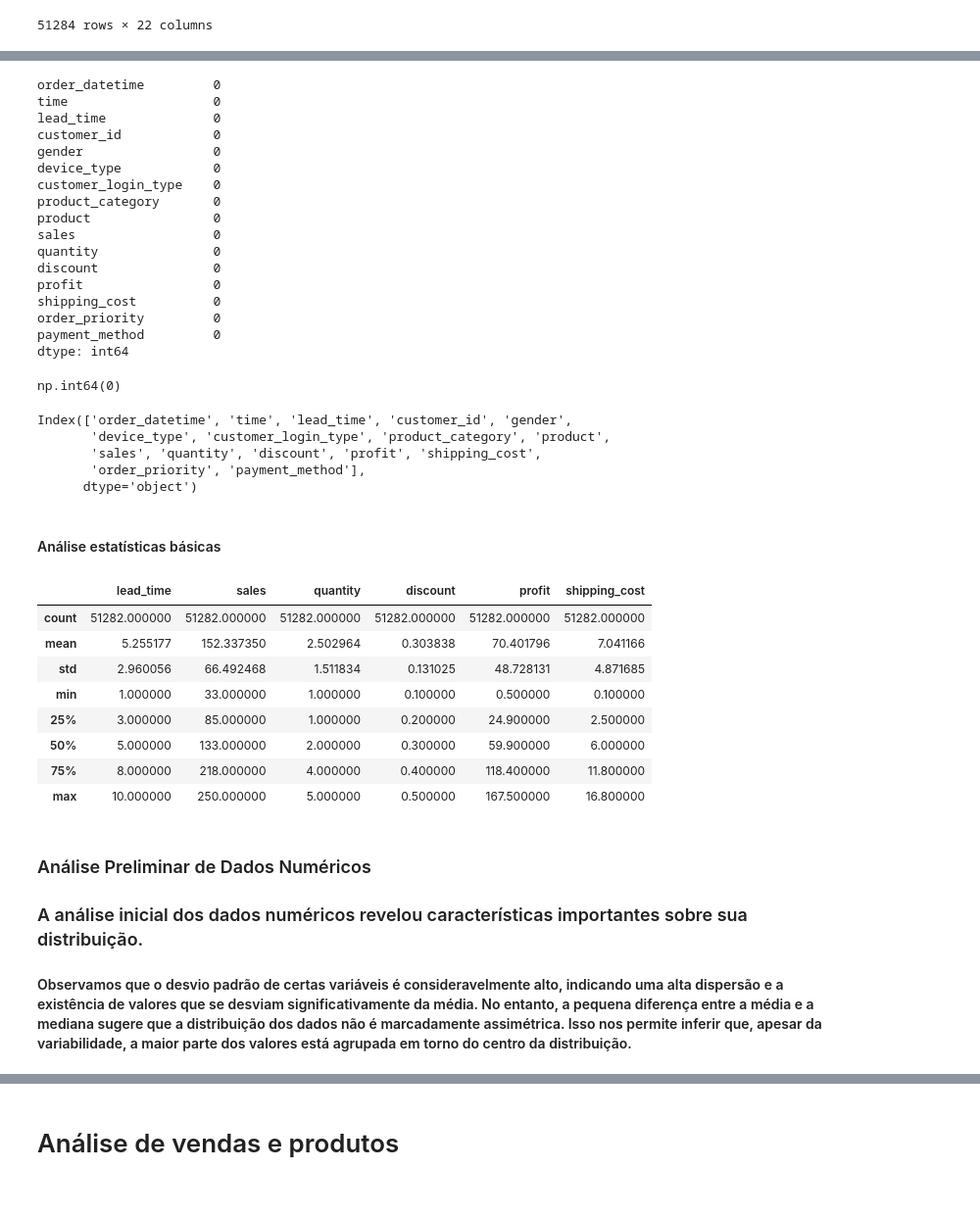
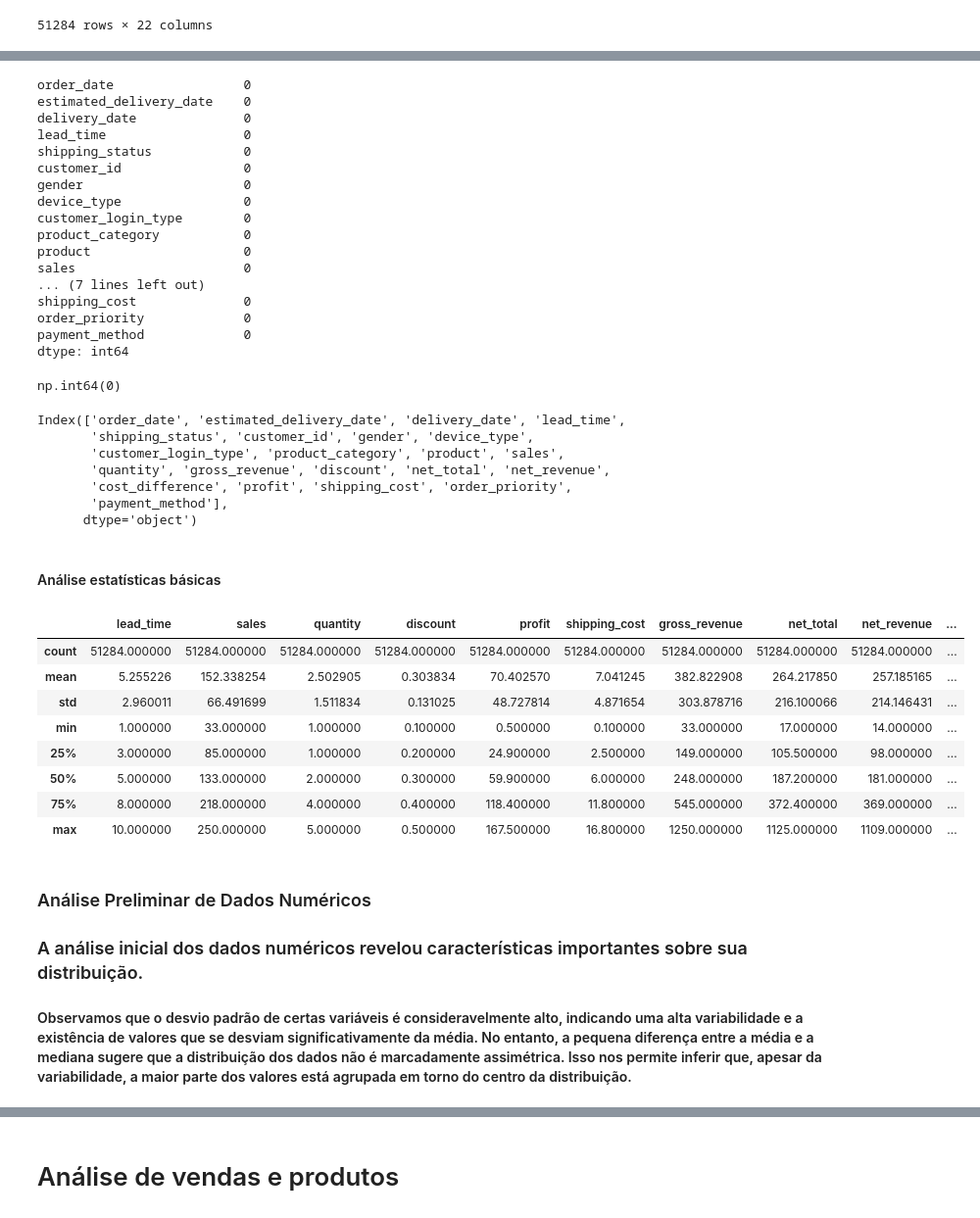
Before and after one commit to JacksonvBarbosa/america_ecommerce, a Jupyter notebook: notebook/03_eda/exploratory_analysis.ipynb, the cells around one changed output, grey strips where cells are left out. Shown at 98% size. Saved outputs shown, nothing was run; the diff lists cells and outputs as text; code cells hidden in the pictures.

```diff
--- a/notebook/03_eda/exploratory_analysis.ipynb
+++ b/notebook/03_eda/exploratory_analysis.ipynb
@@ -142,24 +143,24 @@ dtypes: datetime64[ns](3), float64(8), int64(3), object(8)
 memory usage: 8.6+ MB
 # %%
 # Dados Nulos
-df.isnull().sum()
+df_analisis.isnull().sum()
 # %% [output]
-order_datetime         0
-time                   0
-lead_time              0
-customer_id            0
-gender                 0
-device_type            0
-customer_login_type    0
-product_category       0
-product                0
-sales                  0
-quantity               0
-discount               0
-profit                 0
-shipping_cost          0
-order_priority         0
-payment_method         0
+order_date                 0
+estimated_delivery_date    0
+delivery_date              0
+lead_time                  0
+shipping_status            0
+customer_id                0
+gender                     0
+device_type                0
+customer_login_type        0
+product_category           0
+product                    0
+sales                      0
+... (7 lines left out)
+shipping_cost              0
+order_priority             0
+payment_method             0
 dtype: int64
 # %%
 # Observa dados duplicados
@@ -167,30 +168,35 @@ df.duplicated().sum()
 # %% [output]
 np.int64(0)
 # %%
-df.columns
+df_analisis.columns
 # %% [output]
-Index(['order_datetime', 'time', 'lead_time', 'customer_id', 'gender',
-       'device_type', 'customer_login_type', 'product_category', 'product',
-       'sales', 'quantity', 'discount', 'profit', 'shipping_cost',
-       'order_priority', 'payment_method'],
+Index(['order_date', 'estimated_delivery_date', 'delivery_date', 'lead_time',
+       'shipping_status', 'customer_id', 'gender', 'device_type',
+       'customer_login_type', 'product_category', 'product', 'sales',
+       'quantity', 'gross_revenue', 'discount', 'net_total', 'net_revenue',
+       'cost_difference', 'profit', 'shipping_cost', 'order_priority',
+       'payment_method'],
       dtype='object')
 # %% [markdown]
 #### Análise estatísticas básicas
 # %%
 # Estatística Básica do Dataframe
-df[['lead_time', 'sales', 'quantity', 'discount', 'profit', 'shipping_cost']].describe()
+df_analisis[['lead_time', 'sales', 'quantity', 'discount',
+            'profit', 'shipping_cost', 'gross_revenue',
+            'net_total', 'net_revenue', 'cost_difference',
+            ]].describe()
 # %% [output]
-|  | lead_time | sales | quantity | discount | profit | shipping_cost |
-| count | 51282.000000 | 51282.000000 | 51282.000000 | 51282.000000 | 51282.000000 | 51282.000000 |
-| mean | 5.255177 | 152.337350 | 2.502964 | 0.303838 | 70.401796 | 7.041166 |
-| std | 2.960056 | 66.492468 | 1.511834 | 0.131025 | 48.728131 | 4.871685 |
-| min | 1.000000 | 33.000000 | 1.000000 | 0.100000 | 0.500000 | 0.100000 |
-| 25% | 3.000000 | 85.000000 | 1.000000 | 0.200000 | 24.900000 | 2.500000 |
-| 50% | 5.000000 | 133.000000 | 2.000000 | 0.300000 | 59.900000 | 6.000000 |
-| 75% | 8.000000 | 218.000000 | 4.000000 | 0.400000 | 118.400000 | 11.800000 |
-| max | 10.000000 | 250.000000 | 5.000000 | 0.500000 | 167.500000 | 16.800000 |
+|  | lead_time | sales | quantity | discount | profit | shipping_cost | gross_revenue | net_total | net_revenue | ... |
+| count | 51284.000000 | 51284.000000 | 51284.000000 | 51284.000000 | 51284.000000 | 51284.000000 | 51284.000000 | 51284.000000 | 51284.000000 | ... |
+| mean | 5.255226 | 152.338254 | 2.502905 | 0.303834 | 70.402570 | 7.041245 | 382.822908 | 264.217850 | 257.185165 | ... |
+| std | 2.960011 | 66.491699 | 1.511834 | 0.131025 | 48.727814 | 4.871654 | 303.878716 | 216.100066 | 214.146431 | ... |
+| min | 1.000000 | 33.000000 | 1.000000 | 0.100000 | 0.500000 | 0.100000 | 33.000000 | 17.000000 | 14.000000 | ... |
+| 25% | 3.000000 | 85.000000 | 1.000000 | 0.200000 | 24.900000 | 2.500000 | 149.000000 | 105.500000 | 98.000000 | ... |
+| 50% | 5.000000 | 133.000000 | 2.000000 | 0.300000 | 59.900000 | 6.000000 | 248.000000 | 187.200000 | 181.000000 | ... |
+| 75% | 8.000000 | 218.000000 | 4.000000 | 0.400000 | 118.400000 | 11.800000 | 545.000000 | 372.400000 | 369.000000 | ... |
+| max | 10.000000 | 250.000000 | 5.000000 | 0.500000 | 167.500000 | 16.800000 | 1250.000000 | 1125.000000 | 1109.000000 | ... |
 # %% [markdown]
 ### Análise Preliminar de Dados Numéricos
 ### A análise inicial dos dados numéricos revelou características importantes sobre sua distribuição.
 
-#### Observamos que o desvio padrão de certas variáveis é consideravelmente alto, indicando uma alta dispersão e a existência de valores que se desviam significativamente da média. No entanto, a pequena diferença entre a média e a mediana sugere que a distribuição dos dados não é marcadamente assimétrica. Isso nos permite inferir que, apesar da variabilidade, a maior parte dos valores está agrupada em torno do centro da distribuição.
+#### Observamos que o desvio padrão de certas variáveis é consideravelmente alto, indicando uma alta variabilidade e a existência de valores que se desviam significativamente da média. No entanto, a pequena diferença entre a média e a mediana sugere que a distribuição dos dados não é marcadamente assimétrica. Isso nos permite inferir que, apesar da variabilidade, a maior parte dos valores está agrupada em torno do centro da distribuição.
```
Also changed, not shown: parts of 118 cells of this notebook, 10 other files.
